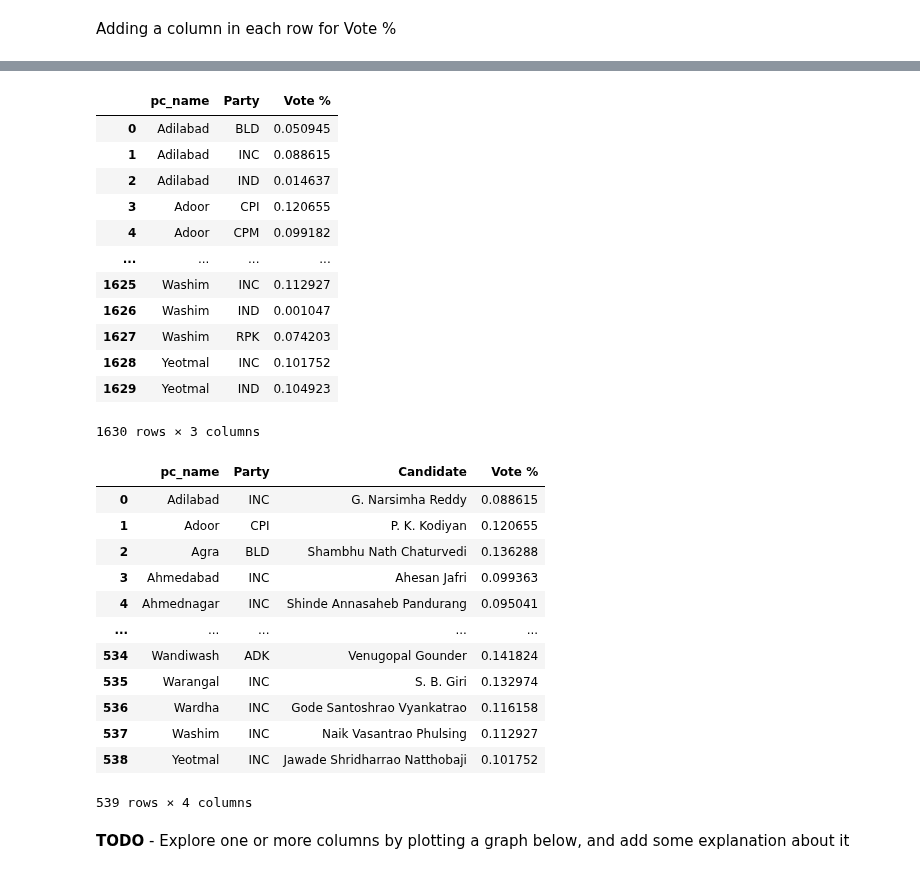
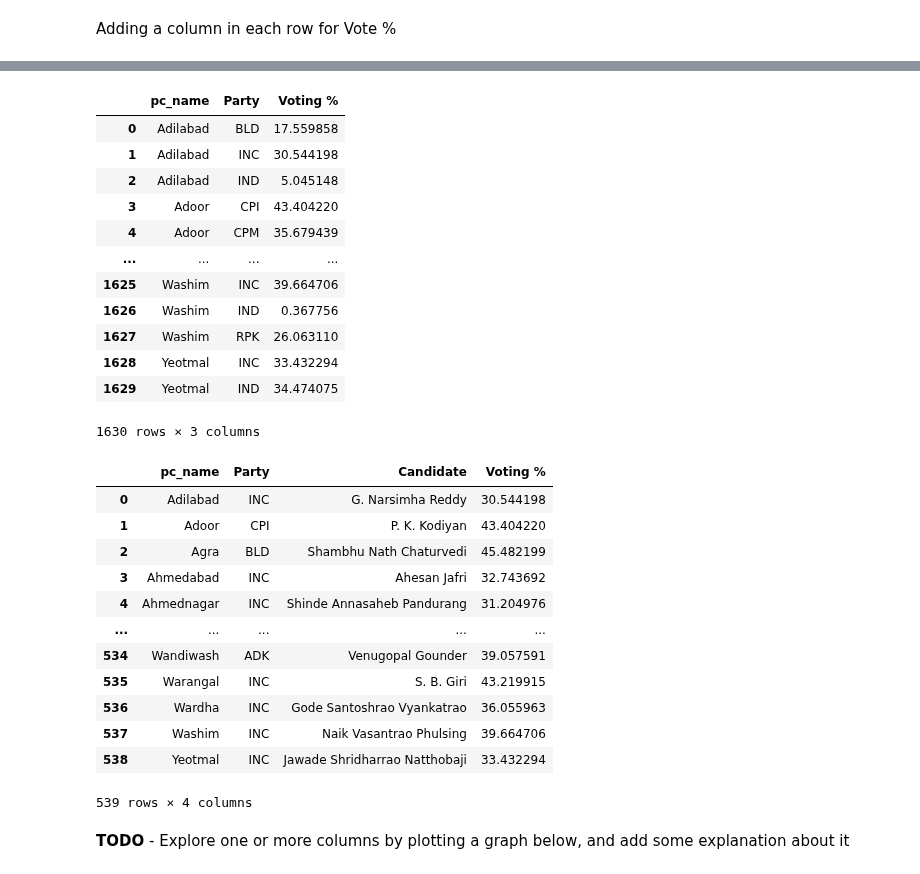
Before and after one commit to arunp77/Python-programming, a Jupyter notebook: Python-fundamental/zerotopandas_course_project.ipynb, the cells around one changed output, grey strips where cells are left out. Cells and saved outputs as stored; diff of their text form; code cells hidden in the pictures.

Commit message:
VOte pct and party calculated

```diff
--- a/Python-fundamental/zerotopandas_course_project.ipynb
+++ b/Python-fundamental/zerotopandas_course_project.ipynb
@@ -708,2 +672,0 @@ Name: Voting %, Length: 2439, dtype: float64
-# %%
-national_dfcopy_1977.loc[:, 'Voting %'] = national_dfcopy_1977['totvotpoll']*100 / national_dfcopy_1977['electors']
@@ -738,38 +695,38 @@ national_dfcopy_1977max
 # %%
 # grouping the data by 'pc_name' and 'Party' and calculate the vote percentage for each group
-df_party_vote_pct = national_dfcopy_1977.groupby(['pc_name', 'Party'])['Vote %'].sum().reset_index()
+df_party_vote_pct = national_dfcopy_1977.groupby(['pc_name', 'Party'])['Voting %'].sum().reset_index()
 df_party_vote_pct
 # %% [output]
-|  | pc_name | Party | Vote % |
-| 0 | Adilabad | BLD | 0.050945 |
-| 1 | Adilabad | INC | 0.088615 |
-| 2 | Adilabad | IND | 0.014637 |
-| 3 | Adoor | CPI | 0.120655 |
-| 4 | Adoor | CPM | 0.099182 |
+|  | pc_name | Party | Voting % |
+| 0 | Adilabad | BLD | 17.559858 |
+| 1 | Adilabad | INC | 30.544198 |
+| 2 | Adilabad | IND | 5.045148 |
+| 3 | Adoor | CPI | 43.404220 |
+| 4 | Adoor | CPM | 35.679439 |
 | ... | ... | ... | ... |
-| 1625 | Washim | INC | 0.112927 |
-| 1626 | Washim | IND | 0.001047 |
-| 1627 | Washim | RPK | 0.074203 |
-| 1628 | Yeotmal | INC | 0.101752 |
-| 1629 | Yeotmal | IND | 0.104923 |
+| 1625 | Washim | INC | 39.664706 |
+| 1626 | Washim | IND | 0.367756 |
+| 1627 | Washim | RPK | 26.063110 |
+| 1628 | Yeotmal | INC | 33.432294 |
+| 1629 | Yeotmal | IND | 34.474075 |
 1630 rows × 3 columns
 # %%
 # group the data by 'pc_name', 'Party', and 'Candidate' and calculate the vote percentage for each group
-df_candidate_vote_pct = national_dfcopy_1977max.groupby(['pc_name', 'Party', 'Candidate'])['Vote %'].sum().reset_index()
+df_candidate_vote_pct = national_dfcopy_1977max.groupby(['pc_name', 'Party', 'Candidate'])['Voting %'].sum().reset_index()
 df_candidate_vote_pct
 # %% [output]
-|  | pc_name | Party | Candidate | Vote % |
-| 0 | Adilabad | INC | G. Narsimha Reddy | 0.088615 |
-| 1 | Adoor | CPI | P. K. Kodiyan | 0.120655 |
-| 2 | Agra | BLD | Shambhu Nath Chaturvedi | 0.136288 |
-| 3 | Ahmedabad | INC | Ahesan Jafri | 0.099363 |
-| 4 | Ahmednagar | INC | Shinde Annasaheb Pandurang | 0.095041 |
+|  | pc_name | Party | Candidate | Voting % |
+| 0 | Adilabad | INC | G. Narsimha Reddy | 30.544198 |
+| 1 | Adoor | CPI | P. K. Kodiyan | 43.404220 |
+| 2 | Agra | BLD | Shambhu Nath Chaturvedi | 45.482199 |
+| 3 | Ahmedabad | INC | Ahesan Jafri | 32.743692 |
+| 4 | Ahmednagar | INC | Shinde Annasaheb Pandurang | 31.204976 |
 | ... | ... | ... | ... | ... |
-| 534 | Wandiwash | ADK | Venugopal Gounder | 0.141824 |
-| 535 | Warangal | INC | S. B. Giri | 0.132974 |
-| 536 | Wardha | INC | Gode Santoshrao Vyankatrao | 0.116158 |
-| 537 | Washim | INC | Naik Vasantrao Phulsing | 0.112927 |
-| 538 | Yeotmal | INC | Jawade Shridharrao Natthobaji | 0.101752 |
+| 534 | Wandiwash | ADK | Venugopal Gounder | 39.057591 |
+| 535 | Warangal | INC | S. B. Giri | 43.219915 |
+| 536 | Wardha | INC | Gode Santoshrao Vyankatrao | 36.055963 |
+| 537 | Washim | INC | Naik Vasantrao Phulsing | 39.664706 |
+| 538 | Yeotmal | INC | Jawade Shridharrao Natthobaji | 33.432294 |
 539 rows × 4 columns
 # %% [markdown]
 **TODO** - Explore one or more columns by plotting a graph below, and add some explanation about it
```
Also changed, not shown: parts of 14 cells of this notebook.
